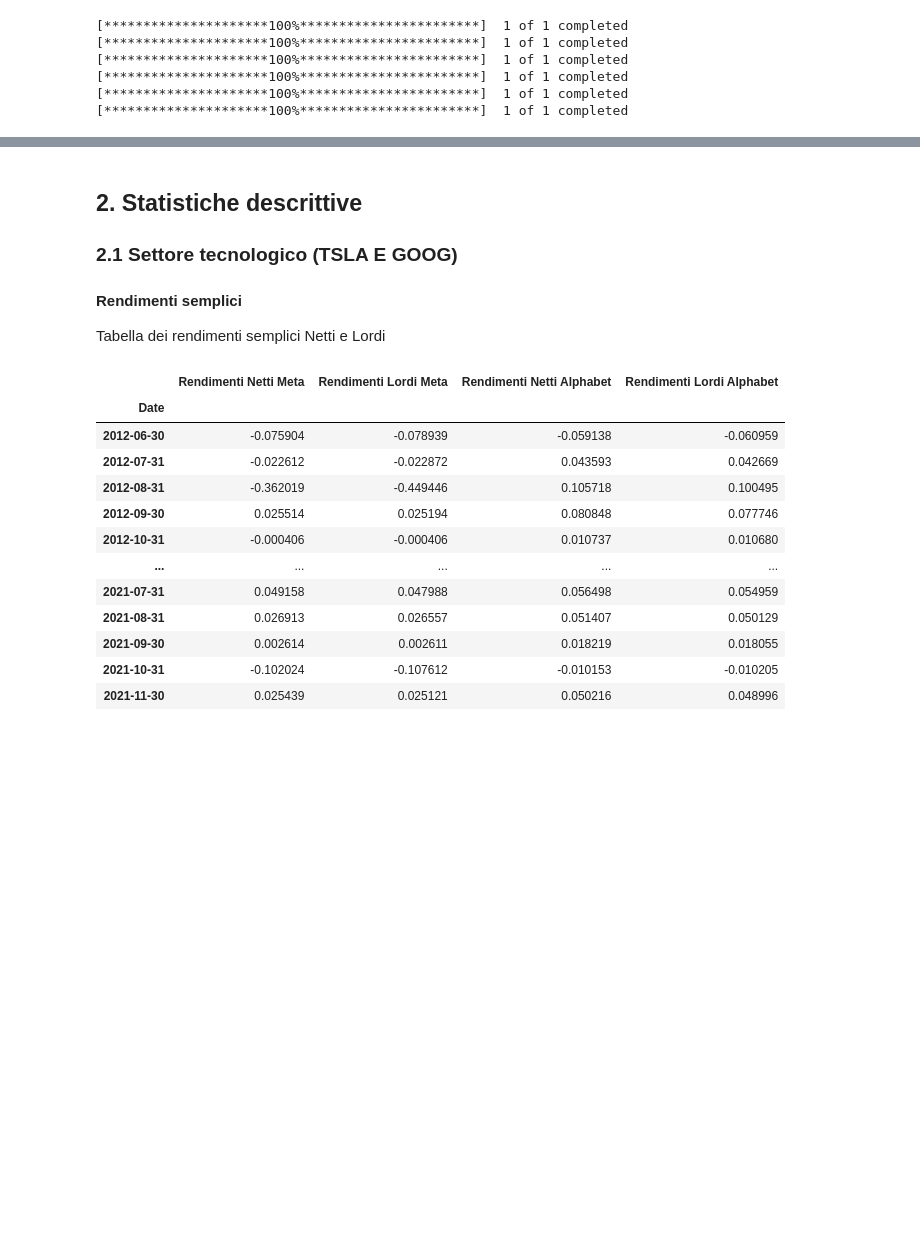
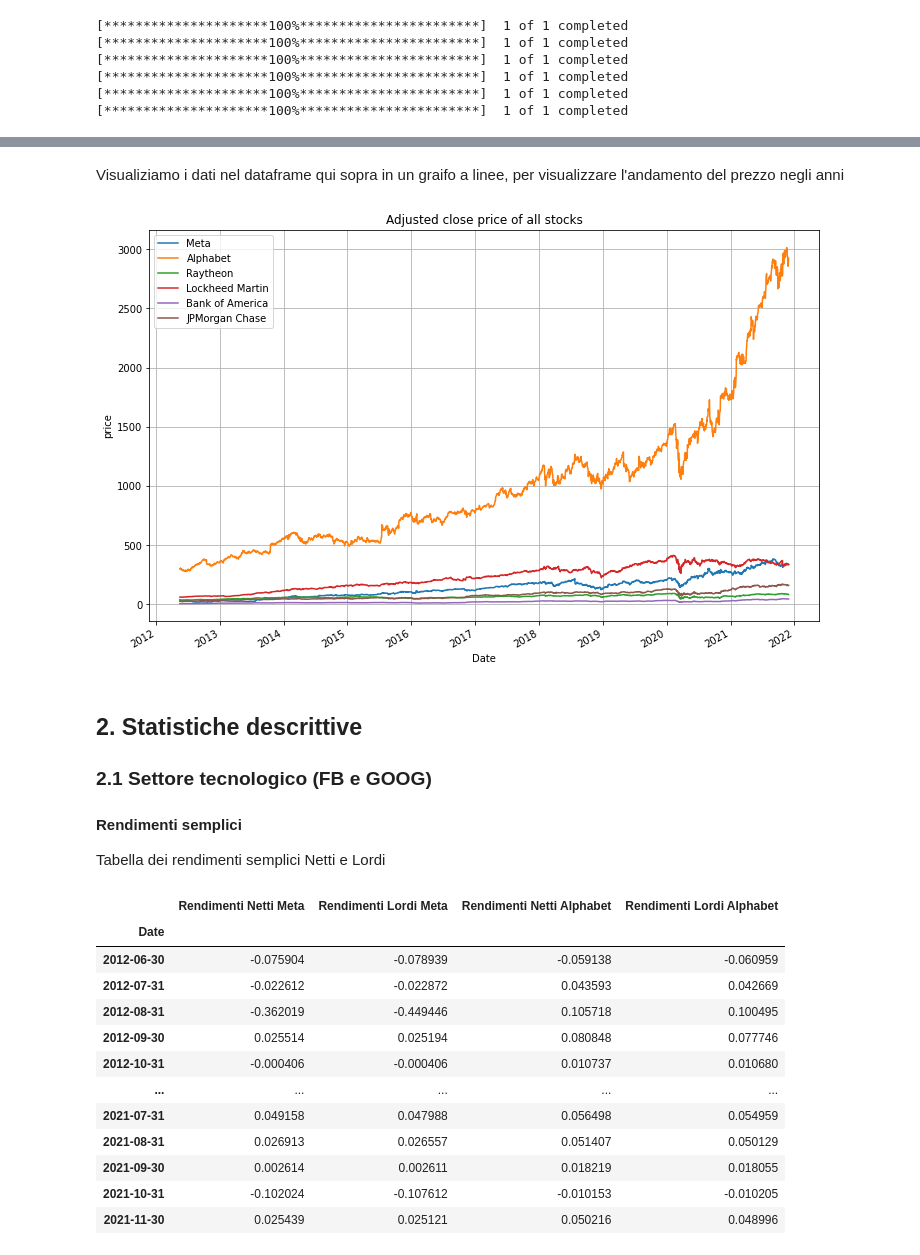
Before and after one commit to tommcamm/BISF-Project, a Jupyter notebook: python/Notebook del progetto.ipynb, the cells around one changed output, grey strips where cells are left out. Drawn from its saved outputs; the diff is of its cells as text; code cells hidden in the pictures; blank space fills up the shorter version.

```diff
--- a/python/Notebook del progetto.ipynb
+++ b/python/Notebook del progetto.ipynb
@@ -40,0 +43,14 @@ jpm_df = yf.download('JPM', start='2011-11-30', end='2021-11-30')
+# %%
+# Creazione del dataframe di pandas
+adj_close_tot = pd.DataFrame()
+
+# popolazione del dataframe con i dati presi da yahoo finance
+adj_close_tot["Meta Price"] = fb_df[["Adj Close"]] # NOTA: quotata in borsa da 18-05-2012
+adj_close_tot["Alphabet Price"] = goog_df[["Adj Close"]]
+adj_close_tot["Raytheon Price"] = rtx_df[["Adj Close"]]
+adj_close_tot["Lockheed Martin Price"] = lmt_df[["Adj Close"]]
+adj_close_tot["Bank of America Price"] = bac_df[["Adj Close"]]
+adj_close_tot["JPMorgan Chase Price"] = jpm_df[["Adj Close"]]
+adj_close_tot.dropna() # drop dei valori mancanti
+
+adj_close_tot.head(10) # generazione tabella con i primi 10 valori
@@ -41,7 +70,24 @@ jpm_df = yf.download('JPM', start='2011-11-30', end='2021-11-30')
+# %% [markdown]
+Visualiziamo i dati nel dataframe qui sopra in un graifo a linee, per visualizzare l'andamento del prezzo negli anni
+# %%
+# plot del graifco, specificando i parametri necessari
+adj_close_tot["Meta Price"].plot(figsize=(12,8), grid=True, label="Meta")
+adj_close_tot["Alphabet Price"].plot(figsize=(12,8), grid=True, label="Alphabet")
+adj_close_tot["Raytheon Price"].plot(figsize=(12,8), grid=True, label="Raytheon")
+adj_close_tot["Lockheed Martin Price"].plot(figsize=(12,8), grid=True, label="Lockheed Martin")
+adj_close_tot["Bank of America Price"].plot(figsize=(12,8), grid=True, label="Bank of America")
+adj_close_tot["JPMorgan Chase Price"].plot(figsize=(12,8), grid=True, label="JPMorgan Chase")
+
+plt.legend(loc="upper left") # per mostrare la legenda in alto a sx
+plt.title("Adjusted close price of all stocks") # titolo del grafico
+plt.ylabel("price") # titolo della asse y (non determinato automaticamente)
+plt.show()
+# %% [output]
+[figure, added]
 # %% [markdown]
 ## 2. Statistiche descrittive
 
-### 2.1 Settore tecnologico (TSLA E GOOG)
+### 2.1 Settore tecnologico (FB e GOOG)
 
 #### Rendimenti semplici
 
```
Also changed, not shown: parts of 5 cells of this notebook, 6 other files.
